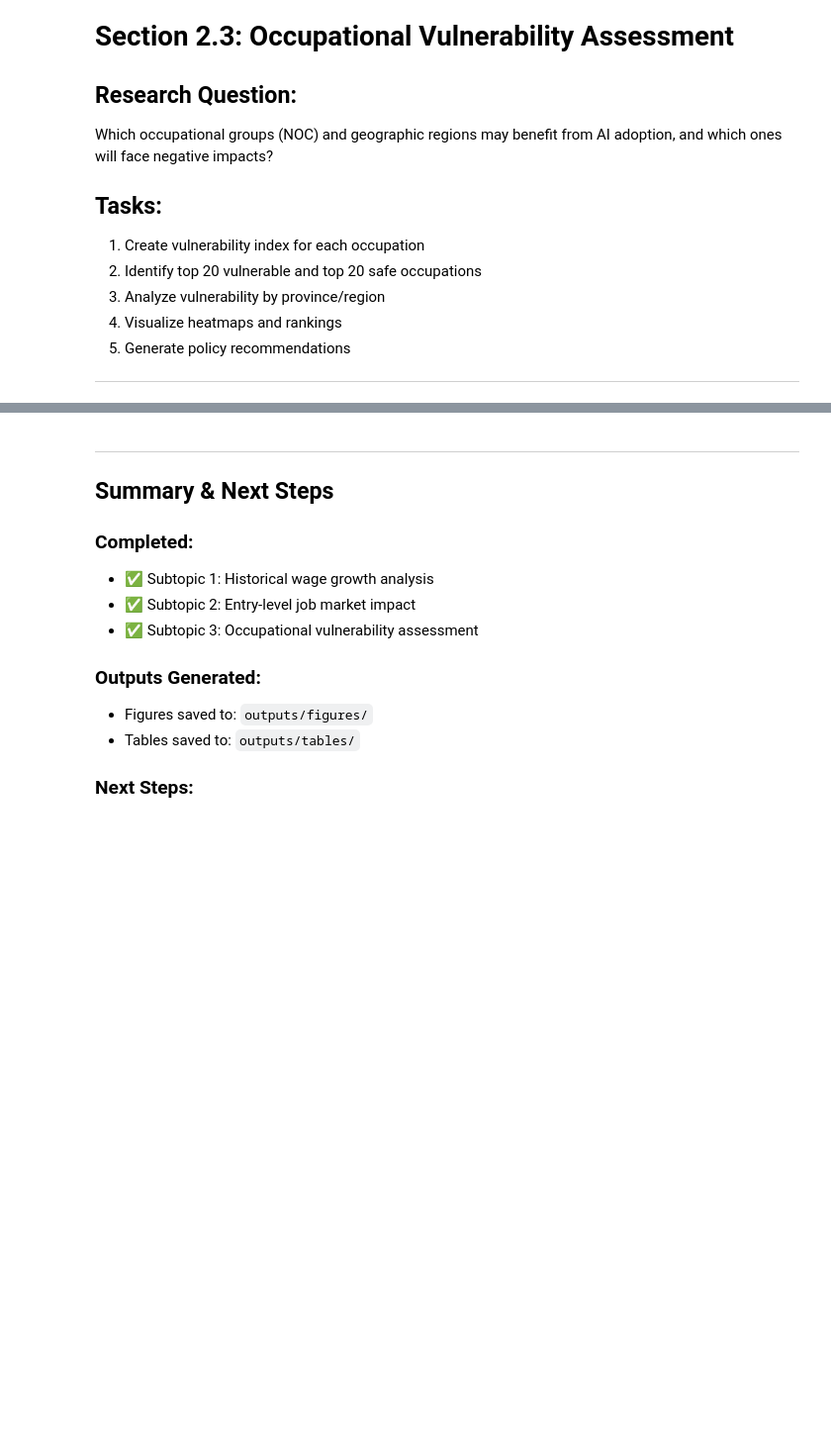
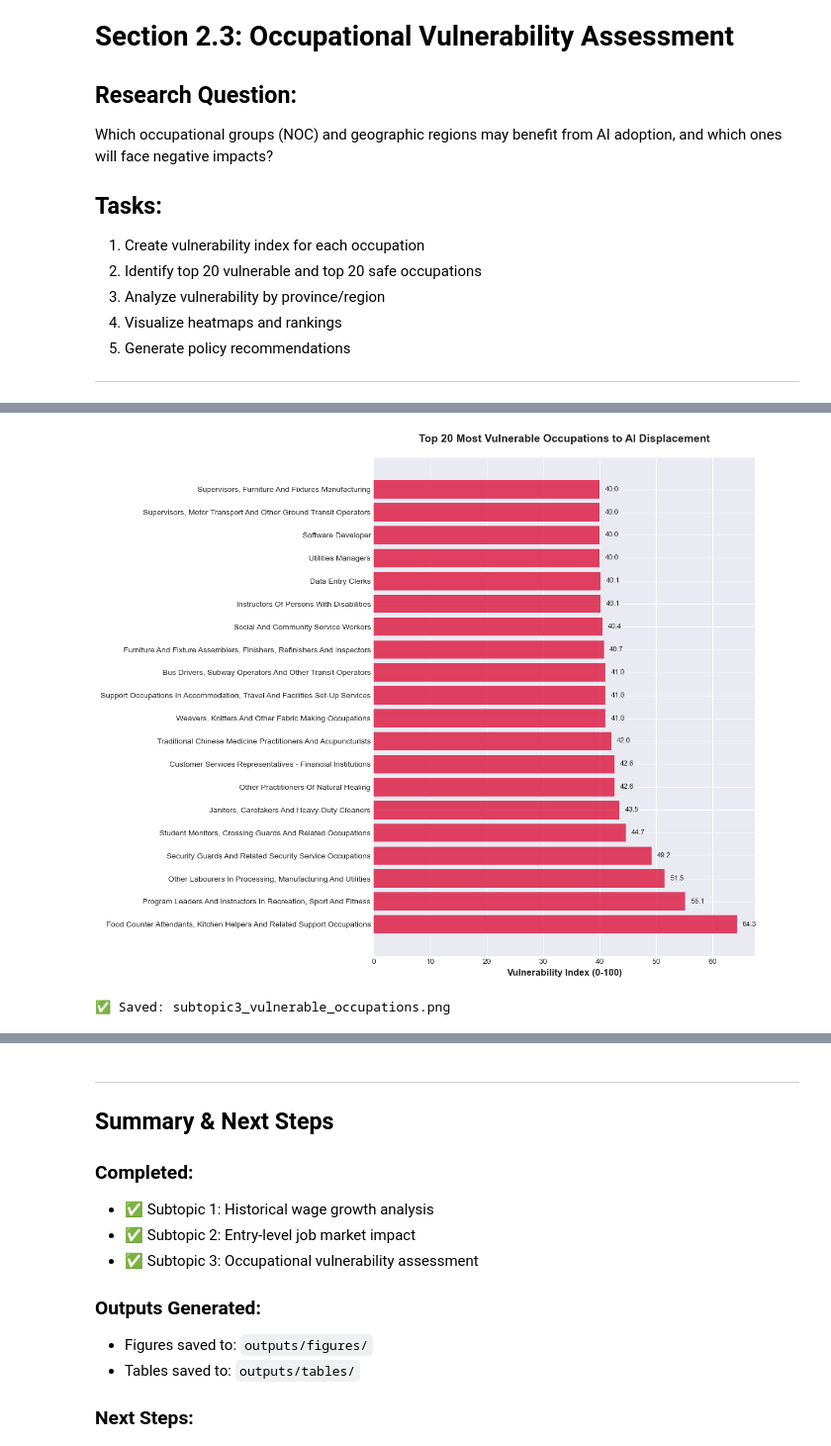
Before and after one commit to ojadeyemi/MATH_1130_Final_Project, a Jupyter notebook: notebooks/02_analysis.ipynb, the cells around one changed output, grey strips where cells are left out. Shown: that part at 99% size. Saved outputs shown, nothing was run; the diff lists cells and outputs as text; code cells hidden in the pictures; blank space fills up the shorter version.

```diff
--- a/notebooks/02_analysis.ipynb
+++ b/notebooks/02_analysis.ipynb
@@ -572 +681,24 @@ plt.show()
+# %%
+# Visualize top 20 vulnerable occupations
+fig, ax = plt.subplots(figsize=(12, 10))
+plot_data = vulnerability_data.head(20).sort_values("Vulnerability_Index", ascending=True)
+
+ax.barh(range(len(plot_data)), plot_data["Vulnerability_Index"], color="crimson", alpha=0.8)
+ax.set_yticks(range(len(plot_data)))
+ax.set_yticklabels(plot_data["NOC_Title_Standardized"], fontsize=10)
+ax.set_xlabel("Vulnerability Index (0-100)", fontsize=12, fontweight="bold")
+ax.invert_yaxis()
+
+# Add value labels
+for i, (_, row) in enumerate(plot_data.iterrows()):
+    ax.text(row["Vulnerability_Index"] + 1, i, f'{row["Vulnerability_Index"]:.1f}', va='center', fontsize=9)
+
+plt.title("Top 20 Most Vulnerable Occupations to AI Displacement", fontsize=14, fontweight="bold", pad=20)
+plt.tight_layout()
+plt.savefig(OUTPUTS_FIGURES / "subtopic3_vulnerable_occupations.png", dpi=300, bbox_inches="tight")
+plt.show()
+print("✅ Saved: subtopic3_vulnerable_occupations.png")
+# %% [output]
+[figure, added]
+✅ Saved: subtopic3_vulnerable_occupations.png
 # %%
```
Also changed, not shown: parts of 12 cells of this notebook, 15 other files.
